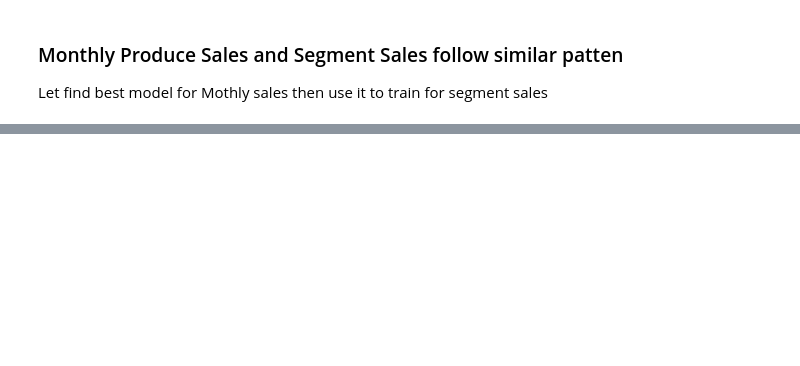
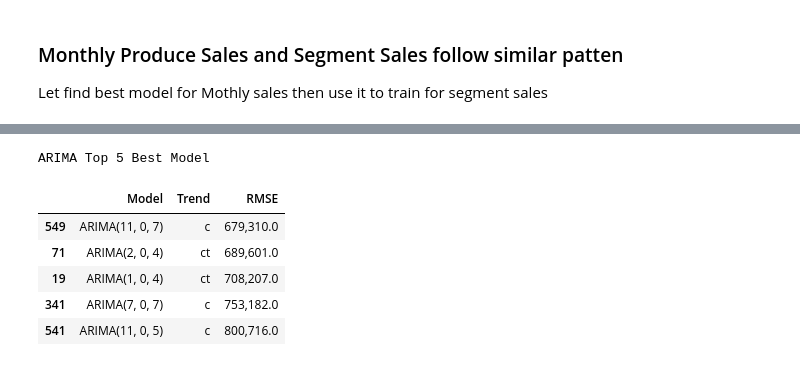
Before and after one commit to cevor/udacity_predictive_analytics, a Jupyter notebook: project6-1/project6-1.ipynb, the cells around one changed output, grey strips where cells are left out. Saved outputs shown, nothing was run; the diff lists cells and outputs as text; code cells hidden in the pictures; blank space fills up the shorter version.

```diff
--- a/project6-1/project6-1.ipynb
+++ b/project6-1/project6-1.ipynb
@@ -410,11 +561,12 @@ print('ETS Top 5 Best Model')
 # %%
 # Grid Search ARIMA Model
 # Search Parameters: order, trend
-possible_p_q = range(13)
+possible_p = range(1,13)
+possible_q = range(13)
 possible_d = range(3) #use pmdarima ndiff function to finds max d value for adf, kpss and pp test we get 2
 possible_trend = ['n', 'c', 't', 'ct']
 
-def arima_grid_search(train, test, ps=possible_p_q, ds=possible_d, qs=possible_p_q, trends=possible_trend):
+def arima_grid_search(train, test, ps=possible_p, ds=possible_d, qs=possible_q, trends=possible_trend):
     tmp_result = []
     for d in ds:
         for p in ps:
@@ -422,7 +574,7 @@ def arima_grid_search(train, test, ps=possible_p_q, ds=possible_d, qs=possible_p
                 for trend in trends:
                     try:
                         model = ARIMA(train, order=(p,d,q), trend=trend)
-                        model_fit = model.fit(disp=0)
+                        model_fit = model.fit()
                         rmse_result = rmse(test, model_fit.forecast(6)).round()
                     except:
                         rmse_result = float('inf')
@@ -437,11 +589,19 @@ def arima_grid_search(train, test, ps=possible_p_q, ds=possible_d, qs=possible_p
 # %%
 # Run ARIMA Grid Search
 train, test = time_series_train_test_split(existing_store_monthly_sales_data)
-# arima_gridsearch_result = arima_grid_search(train, test)
+arima_gridsearch_result = arima_grid_search(train, test)
 # %%
-# Best ETS Model
+# Best ARIMA Model
 print('ARIMA Top 5 Best Model')
-# arima_gridsearch_result.head()
+arima_gridsearch_result.head()
+# %% [output]
+ARIMA Top 5 Best Model
+|  | Model | Trend | RMSE |
+| 549 | ARIMA(11, 0, 7) | c | 679,310.0 |
+| 71 | ARIMA(2, 0, 4) | ct | 689,601.0 |
+| 19 | ARIMA(1, 0, 4) | ct | 708,207.0 |
+| 341 | ARIMA(7, 0, 7) | c | 753,182.0 |
+| 541 | ARIMA(11, 0, 5) | c | 800,716.0 |
 # %%
 # Model Selection:
 # ETS Model: ETS(A,M,M) with damped trend
```
Also changed, not shown: parts of 25 cells of this notebook.
